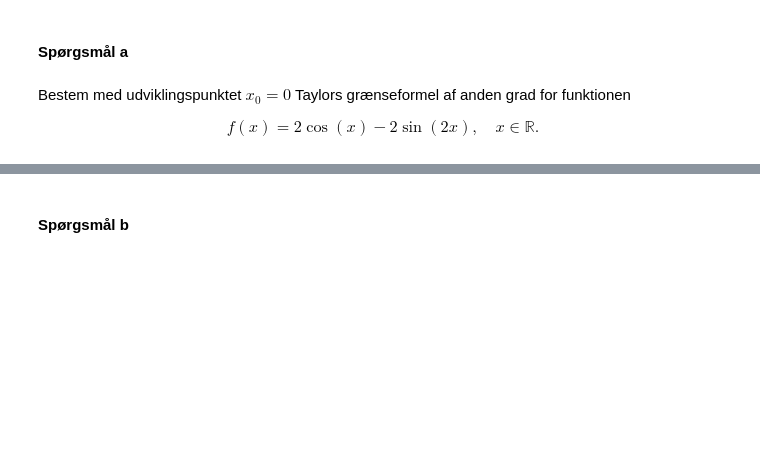
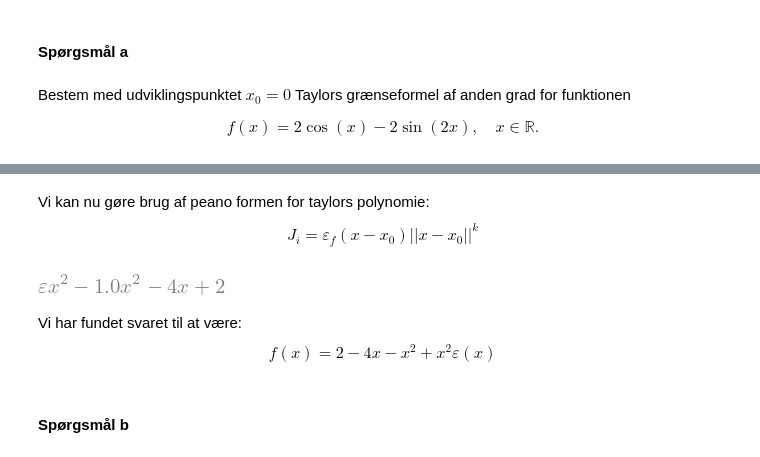
Before and after one commit to Chrisser1/01002-Mathematics-1b, a Jupyter notebook: week5/inclass_week05.ipynb, the cells around one changed output, grey strips where cells are left out. Cells and saved outputs as stored; diff of their text form; code cells hidden in the pictures; blank space fills up the shorter version.

```diff
--- a/week5/inclass_week05.ipynb
+++ b/week5/inclass_week05.ipynb
@@ -711,3 +770,23 @@ Bestem med udviklingspunktet $x_0=0$ Taylors grænseformel af anden grad for fun
+# %% [markdown]
+Vi kan nu gøre brug af peano formen for taylors polynomie:
+$$
+J_i = \varepsilon_f(x-x_0)||x-x_0||^{k}
+$$
+# %%
+# Vi indsætter epsilon
+epsilon = symbols('varepsilon')
+# Add the "Lagrange form" remainder without absolute value:
+remainder = epsilon * (x_matrix - x0).norm()**(degree)
+
+taylor_with_remainder = poly_part + remainder
+taylor_with_remainder
+# %% [output]
+[figure, added]
+# %% [markdown]
+Vi har fundet svaret til at være:
+$$
+f(x) = 2 - 4x - x^2 + x^2\varepsilon(x)
+$$
 # %% [markdown]
 #### Spørgsmål b
 # %% [markdown]
```
Also changed, not shown: parts of 18 cells of this notebook, 2 other files.
